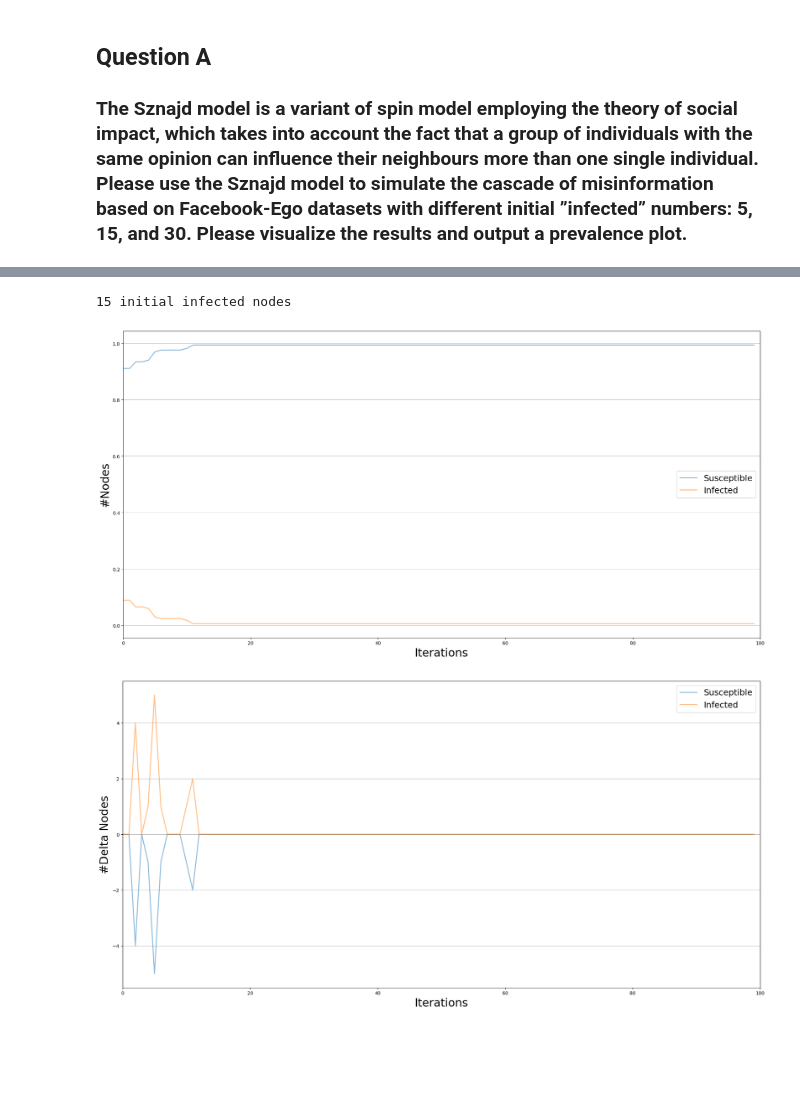
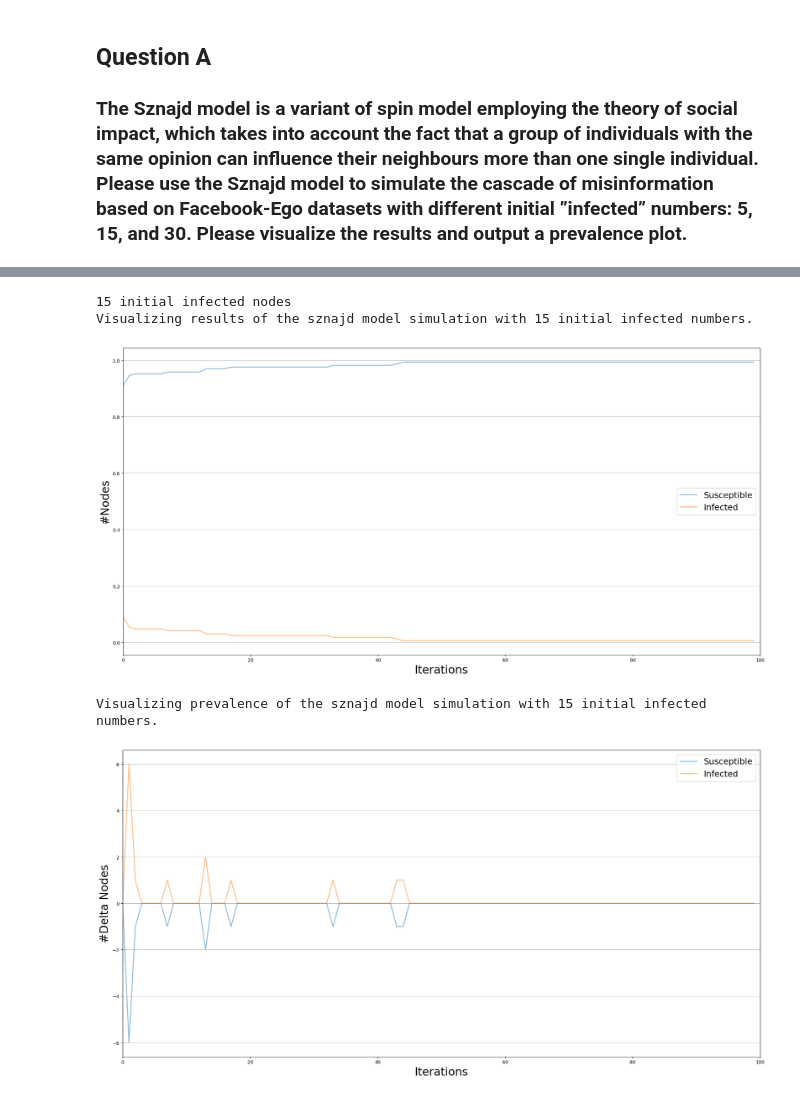
Before and after one commit to Michael-Mbajwa/Complex-Networks, a Jupyter notebook: Assingment8_MichaelMbajwa/Assignment8_Michael_Mbajwa.ipynb, the cells around one changed output, grey strips where cells are left out. Saved outputs shown, nothing was run; the diff lists cells and outputs as text; code cells hidden in the pictures; blank space fills up the shorter version.

```diff
--- a/Assingment8_MichaelMbajwa/Assignment8_Michael_Mbajwa.ipynb
+++ b/Assingment8_MichaelMbajwa/Assignment8_Michael_Mbajwa.ipynb
@@ -46,17 +47,18 @@ Number of nodes = 129, edges = 8037 in Twitter graph.
 ### The Sznajd model is a variant of spin model employing the theory of social impact, which takes into account the fact that a group of individuals with the same opinion can influence their neighbours more than one single individual. Please use the Sznajd model to simulate the cascade of misinformation based on Facebook-Ego datasets with different initial ”infected” numbers: 5, 15, and 30. Please visualize the results and output a prevalence plot.
 # %%
 # Create a function to answer question A
-def sznajd_model(initial_infected_rate, number_iterations):
+def sznajd_model(G, initial_infected_number, number_iterations):
     """_summary_
     simulate sznajd model and plot the results as well as the prevalence.
     Args:
+    G: networkx graph
         initial_infected_rate (_type_): initial infected rate
     """
-    no_nodes = graphFacebook.number_of_nodes() # total number of nodes
-    rate = initial_infected_rate / no_nodes # initial infected rate since we have to provide it as a value between (0, 1)
+    no_nodes = G.number_of_nodes() # total number of nodes
+    rate = initial_infected_number / no_nodes # initial infected rate since we have to provide it as a value between (0, 1)
 
     # Model selection
-    model = op.SznajdModel(graphFacebook)
+    model = op.SznajdModel(G)
     config = mc.Configuration()
     config.add_model_parameter('fraction_infected', rate)
 
@@ -67,11 +69,13 @@ def sznajd_model(initial_infected_rate, number_iterations):
     trends = model.build_trends(iterations)
 
     %matplotlib inline
+    print("Visualizing results of the sznajd model simulation with {} initial infected numbers.".format(initial_infected_number))
     # visualize the result
     viz = DiffusionTrend(model, trends)
     p = viz.plot()
 
     %matplotlib inline
+    print("Visualizing prevalence of the sznajd model simulation with {} initial infected numbers.".format(initial_infected_number))
     # prevalence plot
     viz2 = DiffusionPrevalence(model, trends)
     p2 = viz2.plot()
@@ -88,11 +94,13 @@ sznajd_model(5, 100)
 # %%
 # For initial infected number: 15
 print("15 initial infected nodes")
-sznajd_model(15, 100)
+sznajd_model(graphFacebook, 15, 100)
 # %% [output]
 15 initial infected nodes
+Visualizing results of the sznajd model simulation with 15 initial infected numbers.
-[figure, old version]
+[figure, new version]
+Visualizing prevalence of the sznajd model simulation with 15 initial infected numbers.
-[figure, old version]
+[figure, new version]
 # %%
 # For initial infected number: 30
 print("30 initial infected nodes")
```
Also changed, not shown: parts of 8 cells of this notebook.
